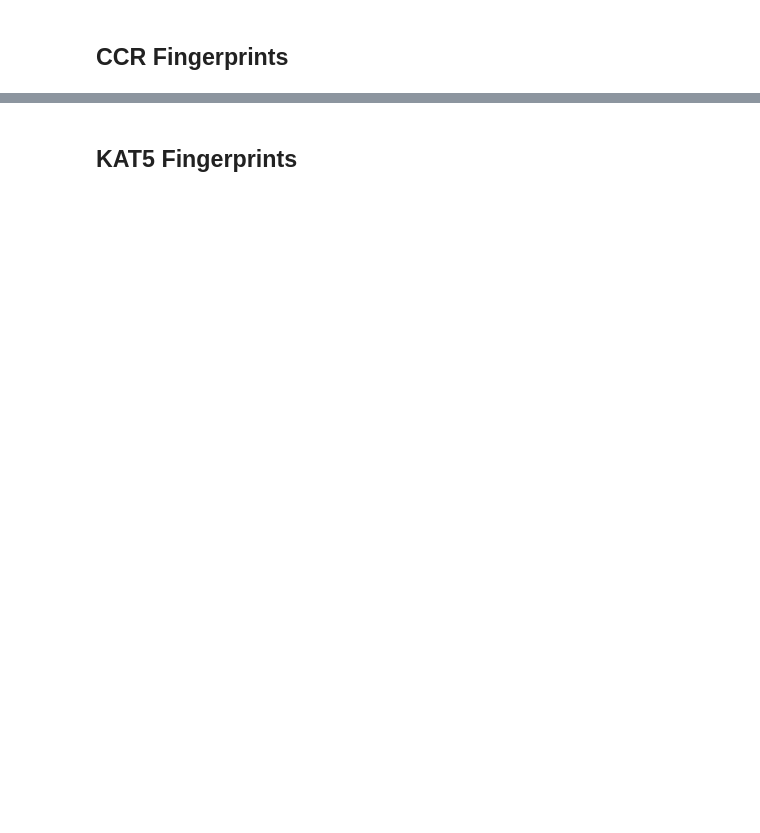
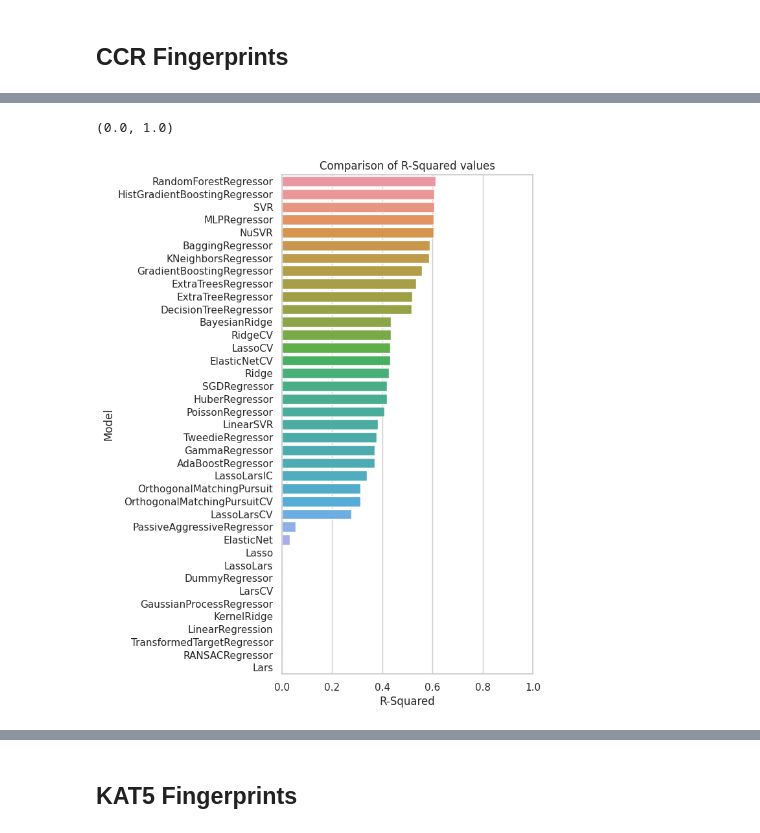
Before and after one commit to VishMur/STEMist-Hacks-Submission, a Jupyter notebook: deepnote/STEMist_Project/Machine Learning.ipynb, the cells around one changed output, grey strips where cells are left out. Drawn from its saved outputs; the diff is of its cells as text; code cells hidden in the pictures; blank space fills up the shorter version.

```diff
--- a/deepnote/STEMist_Project/Machine Learning.ipynb
+++ b/deepnote/STEMist_Project/Machine Learning.ipynb
@@ -241,0 +98,4 @@ plt.show
+# %%
+# Remove low variance features
+selection = VarianceThreshold(threshold=(.8 * (1 - .8)))
+X_ccr5 = selection.fit_transform(X_ccr5)
@@ -241,0 +107,4 @@ plt.show
+# %%
+# Split the model into 80-20 format
+X_ccr5_train, X_ccr5_test, Y_ccr5_train, Y_ccr5_test = train_test_split(X_ccr5, Y_ccr5,
+                                                                        test_size=0.2, random_state=42)
@@ -241,0 +153,3 @@ plt.show
+# %%
+# Run the training and testing sets through the lazypredict to find the best regression model
+models_ccr5, predictions_ccr5 = clf.fit(X_ccr5_train, X_ccr5_test, Y_ccr5_train, Y_ccr5_test)
@@ -241,0 +169,4 @@ plt.show
+# %%
+# Performance table of the test set (20% subset) based on training data (80% subset)
+predictions_ccr5 = predictions_ccr5[['R-Squared', 'RMSE']]
+predictions_ccr5
@@ -241,0 +192,11 @@ plt.show
+# %%
+# Bar plot of R-squared values
+# train["R-Squared"] = [0 if i < 0 else i for i in train.iloc[:,0] ]
+plt.figure(figsize=(5, 10))
+sns.set_theme(style="whitegrid")
+sns.barplot(y=predictions_ccr5.index, x="R-Squared", data=predictions_ccr5)
+plt.title("Comparison of R-Squared values")
+plt.xlim(0, 1)
+# %% [output]
+(0.0, 1.0)
+[figure, added]
```
Also changed, not shown: parts of 81 cells of this notebook, 1 other file.
